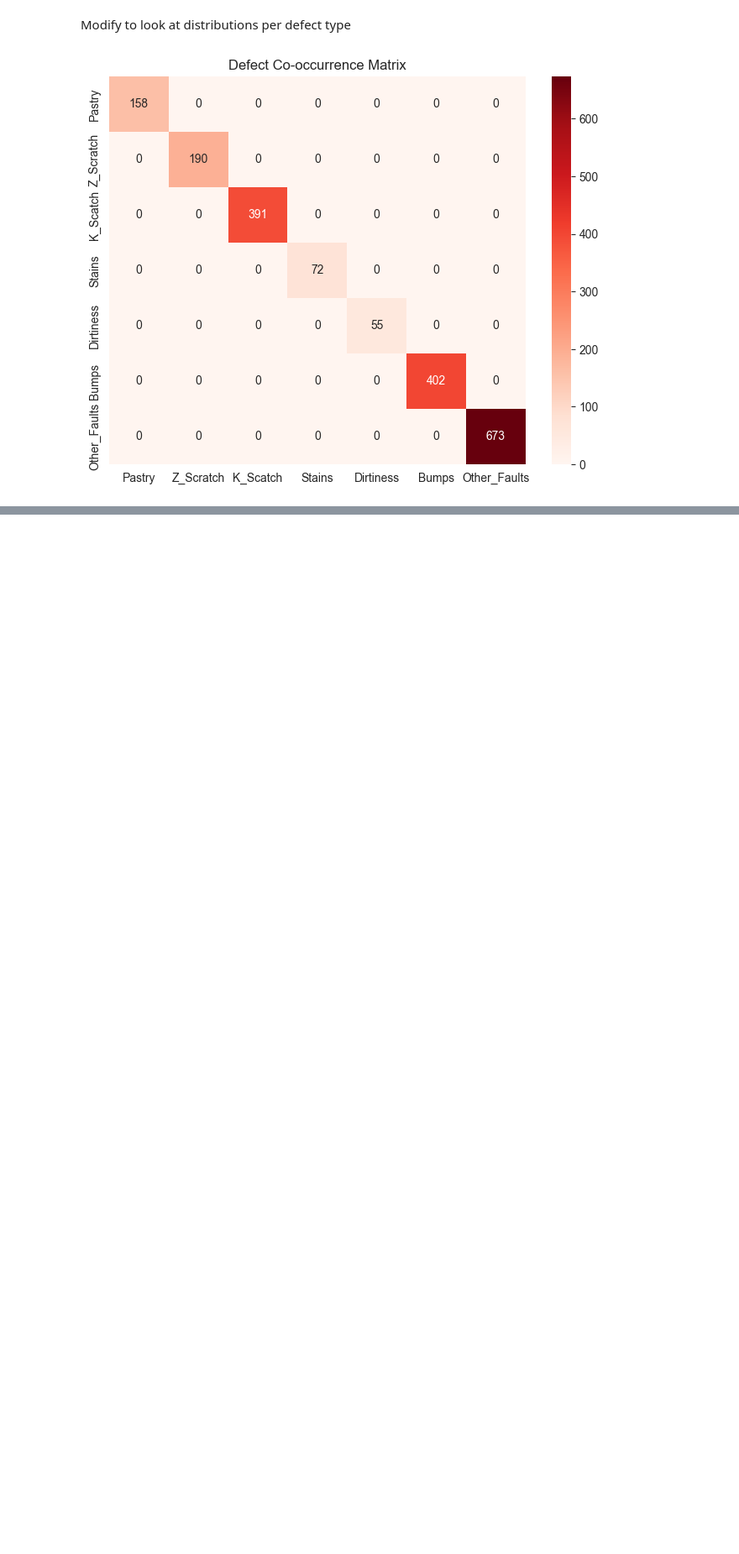
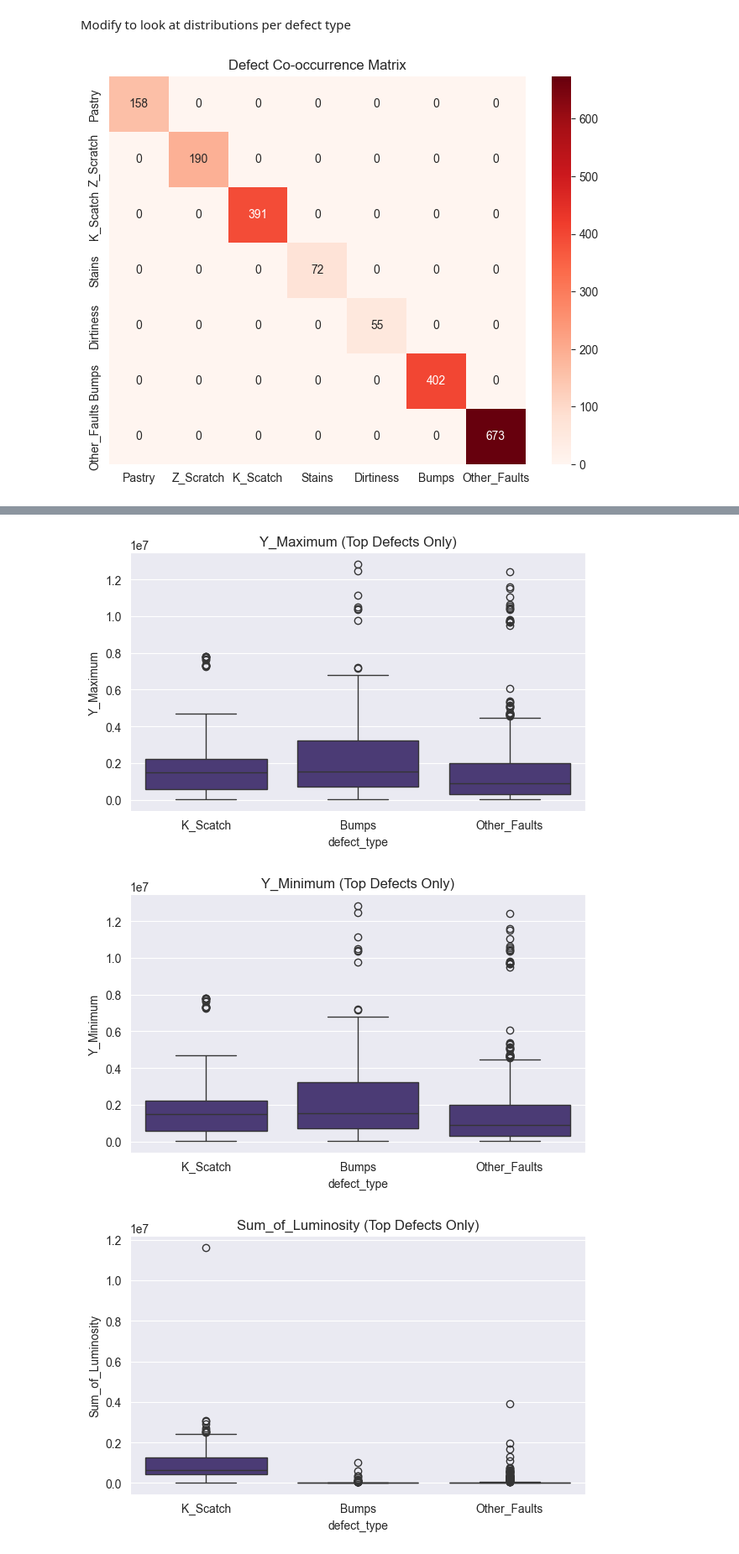
Before and after one commit to Nemos23/Ceramic-defect-analysis-OJCB, a Jupyter notebook: 01_exploratory_analysis.ipynb, the cells around one changed output, grey strips where cells are left out. Shown at 84% size. Saved outputs shown, nothing was run; the diff lists cells and outputs as text; code cells hidden in the pictures; blank space fills up the shorter version.

```diff
--- a/01_exploratory_analysis.ipynb
+++ b/01_exploratory_analysis.ipynb
@@ -177,0 +252,5 @@ plt.show()
+# %%
+# Create single defect label per observation
+df["defect_type"] = df[defect_cols_names].idxmax(axis=1)
+
+df["defect_type"].value_counts()
@@ -177,0 +267,14 @@ plt.show()
+# %%
+top_defects = df["defect_type"].value_counts().head(3).index
+
+df_top = df[df["defect_type"].isin(top_defects)]
+
+for var in key_vars:
+    plt.figure(figsize=(7,4))
+    sns.boxplot(x="defect_type", y=var, data=df_top)
+    plt.title(f"{var} (Top Defects Only)")
+    plt.show()
+# %% [output]
+[figure, added]
+[figure, added]
+[figure, added]
```
Also changed, not shown: parts of 27 cells of this notebook.
